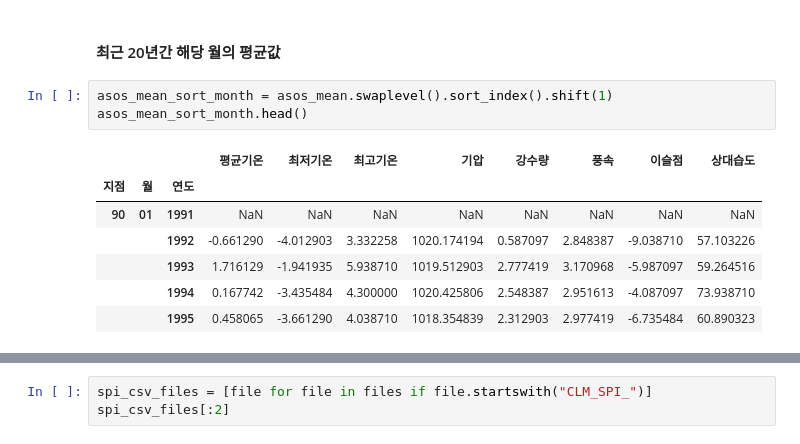
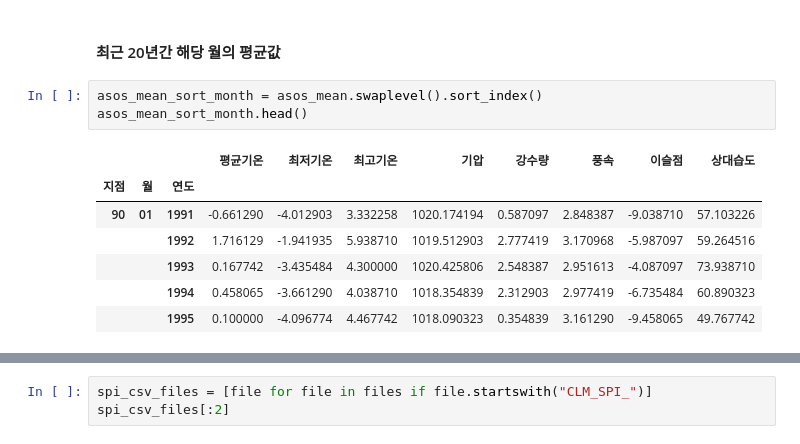
Before and after one commit to zbooster/DroughtForecast, a Jupyter notebook: source_code/DroughtForecast.ipynb, the cells around one changed output, grey strips where cells are left out. Cells and saved outputs as stored; diff of their text form.

```diff
--- a/source_code/DroughtForecast.ipynb
+++ b/source_code/DroughtForecast.ipynb
@@ -218,13 +223,13 @@ asos_mean_priv_5m.head()
 # %% [markdown]
 #### 최근 20년간 해당 월의 평균값
 # %%
-asos_mean_sort_month = asos_mean.swaplevel().sort_index().shift(1)
+asos_mean_sort_month = asos_mean.swaplevel().sort_index()
 asos_mean_sort_month.head()
 # %% [output]
 |  |  |  | 평균기온 | 최저기온 | 최고기온 | 기압 | 강수량 | 풍속 | 이슬점 | 상대습도 |
 | 지점 | 월 | 연도 |  |  |  |  |  |  |  |  |
-| 90 | 01 | 1991 | NaN | NaN | NaN | NaN | NaN | NaN | NaN | NaN |
-|  |  | 1992 | -0.661290 | -4.012903 | 3.332258 | 1020.174194 | 0.587097 | 2.848387 | -9.038710 | 57.103226 |
-|  |  | 1993 | 1.716129 | -1.941935 | 5.938710 | 1019.512903 | 2.777419 | 3.170968 | -5.987097 | 59.264516 |
-|  |  | 1994 | 0.167742 | -3.435484 | 4.300000 | 1020.425806 | 2.548387 | 2.951613 | -4.087097 | 73.938710 |
-|  |  | 1995 | 0.458065 | -3.661290 | 4.038710 | 1018.354839 | 2.312903 | 2.977419 | -6.735484 | 60.890323 |
+| 90 | 01 | 1991 | -0.661290 | -4.012903 | 3.332258 | 1020.174194 | 0.587097 | 2.848387 | -9.038710 | 57.103226 |
+|  |  | 1992 | 1.716129 | -1.941935 | 5.938710 | 1019.512903 | 2.777419 | 3.170968 | -5.987097 | 59.264516 |
+|  |  | 1993 | 0.167742 | -3.435484 | 4.300000 | 1020.425806 | 2.548387 | 2.951613 | -4.087097 | 73.938710 |
+|  |  | 1994 | 0.458065 | -3.661290 | 4.038710 | 1018.354839 | 2.312903 | 2.977419 | -6.735484 | 60.890323 |
+|  |  | 1995 | 0.100000 | -4.096774 | 4.467742 | 1018.090323 | 0.354839 | 3.161290 | -9.458065 | 49.767742 |
```
Also changed, not shown: parts of 63 cells of this notebook.
